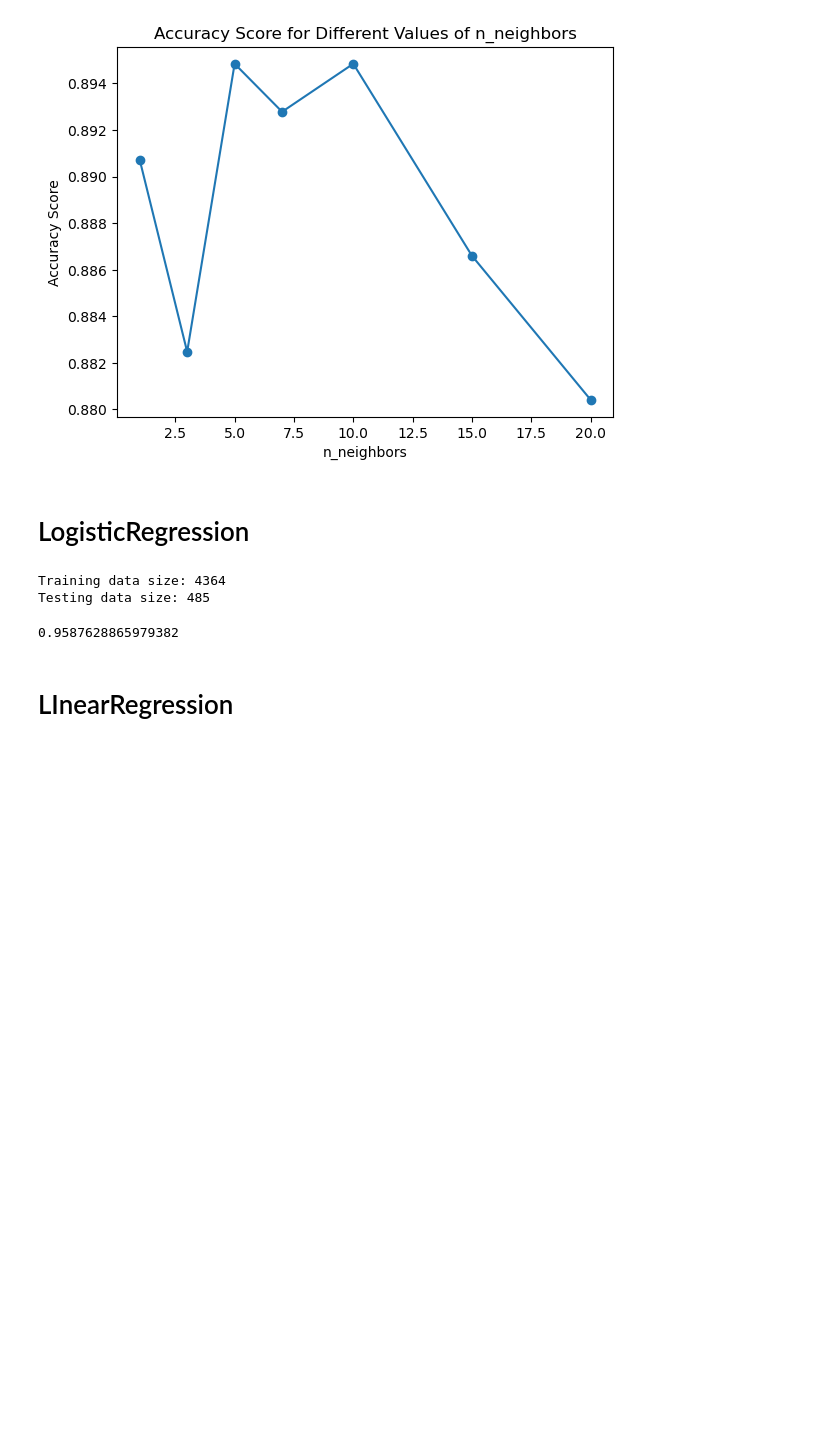
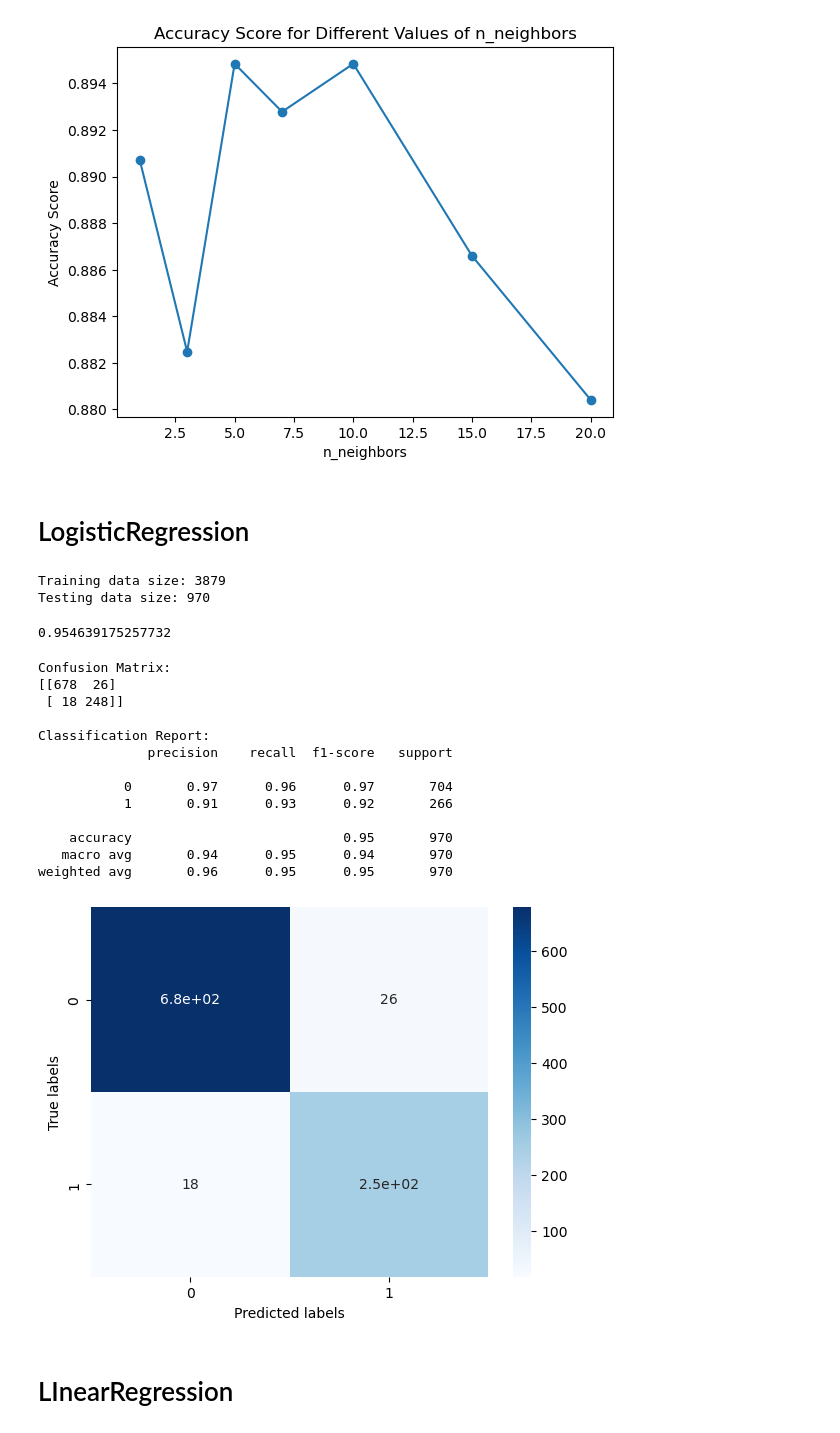
Before and after one commit to ShayShuve123/Data_Science_Agoda, a Jupyter notebook: Machine learning.ipynb, the cells around one changed output. Drawn from its saved outputs; the diff is of its cells as text; code cells hidden in the pictures; blank space fills up the shorter version.

```diff
--- a/Machine learning.ipynb
+++ b/Machine learning.ipynb
@@ -93,13 +91,13 @@ y = df["Sparkling clean"]
 #X.columns
 # %%
 # train test split
-X_train, X_test, y_train, y_test = train_test_split(X, y, test_size=0.1, random_state=50)
+X_train, X_test, y_train, y_test = train_test_split(X, y, test_size=0.2, random_state=50)
 # %%
 print("Training data size:", X_train.shape[0])
 print("Testing data size:", X_test.shape[0])
 # %% [output]
-Training data size: 4364
-Testing data size: 485
+Training data size: 3879
+Testing data size: 970
 # %%
 # scaling
 scaler = StandardScaler()
@@ -113,7 +111,41 @@ y_pred = model.predict(X_test_scaled)# prdict->0/1   the model return  number be
 # score
 accuracy_score(y_test, y_pred)
 # %% [output]
-0.9587628865979382
+0.954639175257732
+# %%
+from sklearn.metrics import confusion_matrix, classification_report
+# Confusion matrix
+cm = confusion_matrix(y_test, y_pred)
+
+# Classification report
+report = classification_report(y_test, y_pred)
+
+# Print confusion matrix and classification report
+print("Confusion Matrix:")
+print(cm)
+print("\nClassification Report:")
+print(report)
+
+# Plotting the confusion matrix
+sns.heatmap(cm, annot=True, cmap="Blues")
+plt.xlabel("Predicted labels")
+plt.ylabel("True labels")
+plt.show()
+# %% [output]
+Confusion Matrix:
+[[678  26]
+ [ 18 248]]
+
+Classification Report:
+              precision    recall  f1-score   support
+
+           0       0.97      0.96      0.97       704
+           1       0.91      0.93      0.92       266
+
+    accuracy                           0.95       970
+   macro avg       0.94      0.95      0.94       970
+weighted avg       0.96      0.95      0.95       970
+[figure, added]
 # %% [markdown]
 # LInearRegression
 # %%
```
Also changed, not shown: parts of 4 cells of this notebook.
